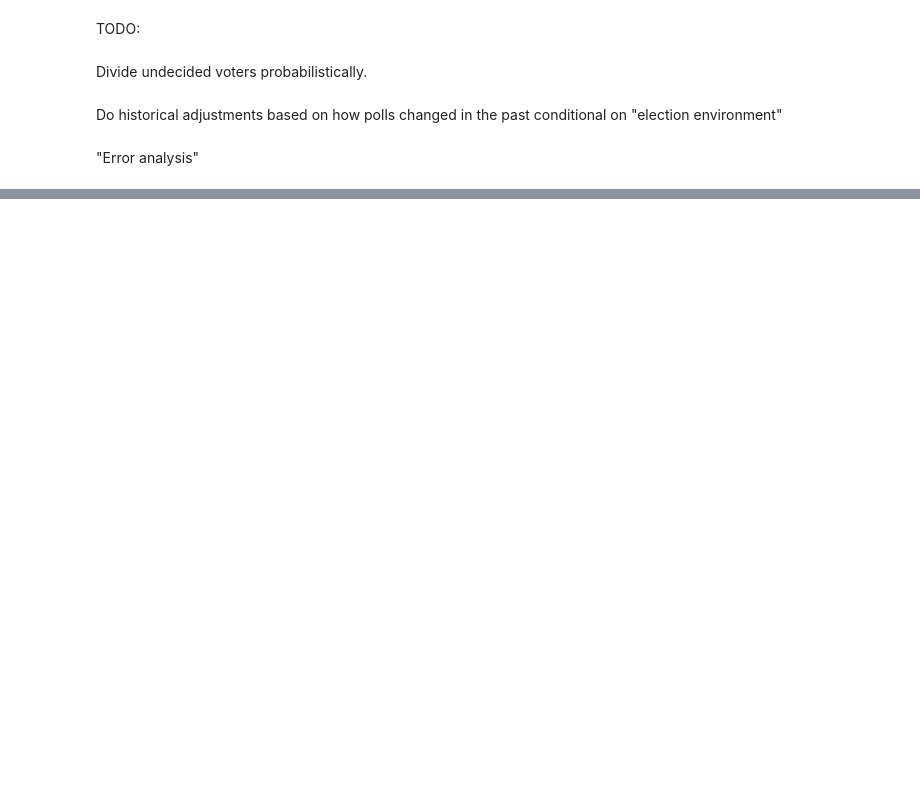
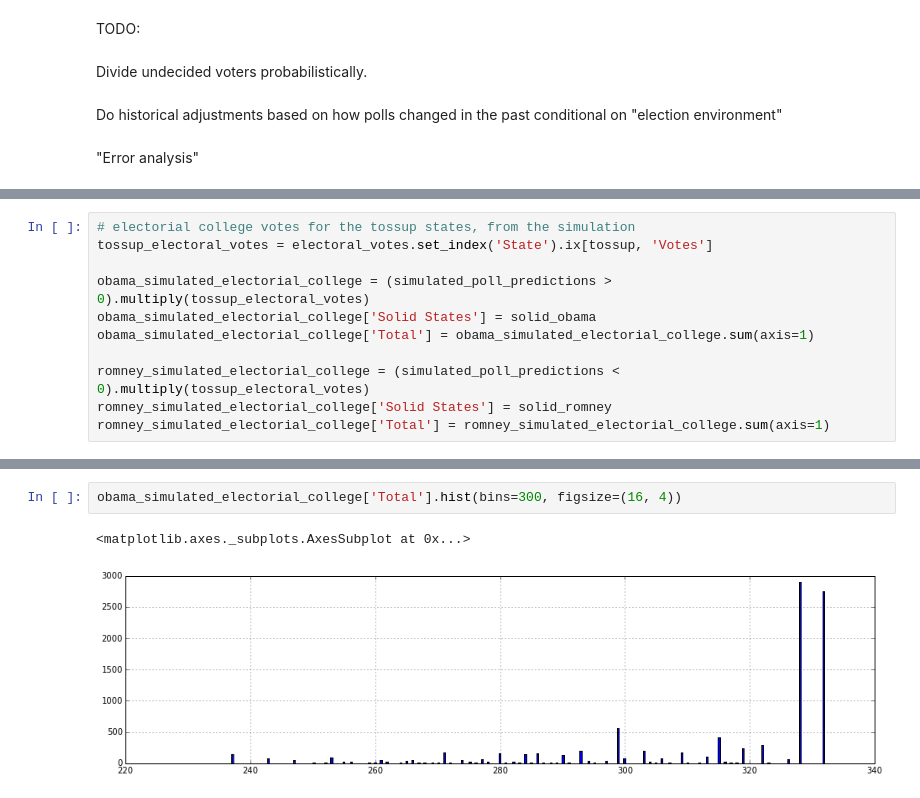
Before and after one commit to bansalr/538model, a Jupyter notebook: silver_model.ipynb, the cells around one changed output, grey strips where cells are left out. Saved outputs shown, nothing was run; the diff lists cells and outputs as text; blank space fills up the shorter version.

Commit message:
graft simulation

```diff
--- a/silver_model.ipynb
+++ b/silver_model.ipynb
@@ -1527,0 +1649,11 @@ Do historical adjustments based on how polls changed in the past conditional on
+# %%
+# electorial college votes for the tossup states, from the simulation
+tossup_electoral_votes = electoral_votes.set_index('State').ix[tossup, 'Votes']
+
+obama_simulated_electorial_college = (simulated_poll_predictions > 0).multiply(tossup_electoral_votes)
+obama_simulated_electorial_college['Solid States'] = solid_obama
+obama_simulated_electorial_college['Total'] = obama_simulated_electorial_college.sum(axis=1)
+
+romney_simulated_electorial_college = (simulated_poll_predictions < 0).multiply(tossup_electoral_votes)
+romney_simulated_electorial_college['Solid States'] = solid_romney
+romney_simulated_electorial_college['Total'] = romney_simulated_electorial_college.sum(axis=1)
@@ -1527,0 +1688,5 @@ Do historical adjustments based on how polls changed in the past conditional on
+# %%
+obama_simulated_electorial_college['Total'].hist(bins=300, figsize=(16, 4))
+# %% [output]
+<matplotlib.axes._subplots.AxesSubplot at 0x...>
+[figure, added]
```
Also changed, not shown: parts of 51 cells of this notebook.
